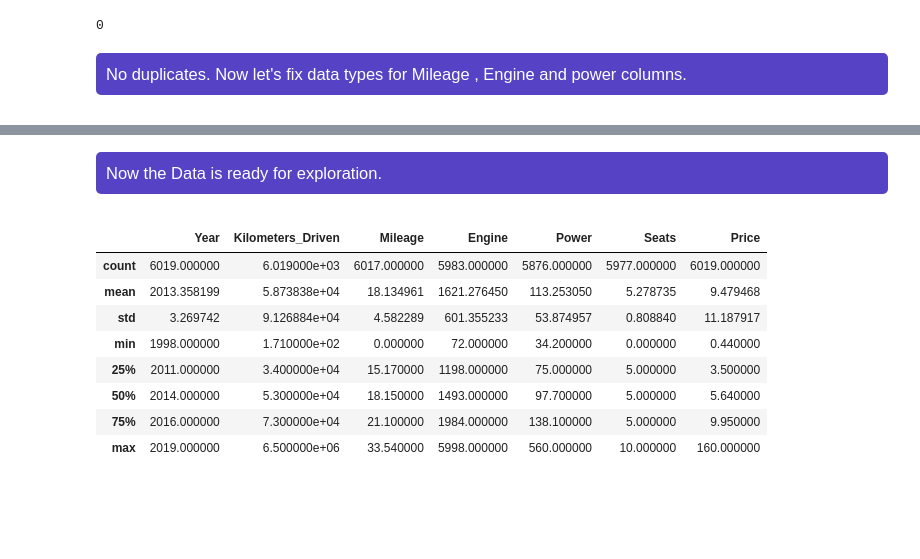
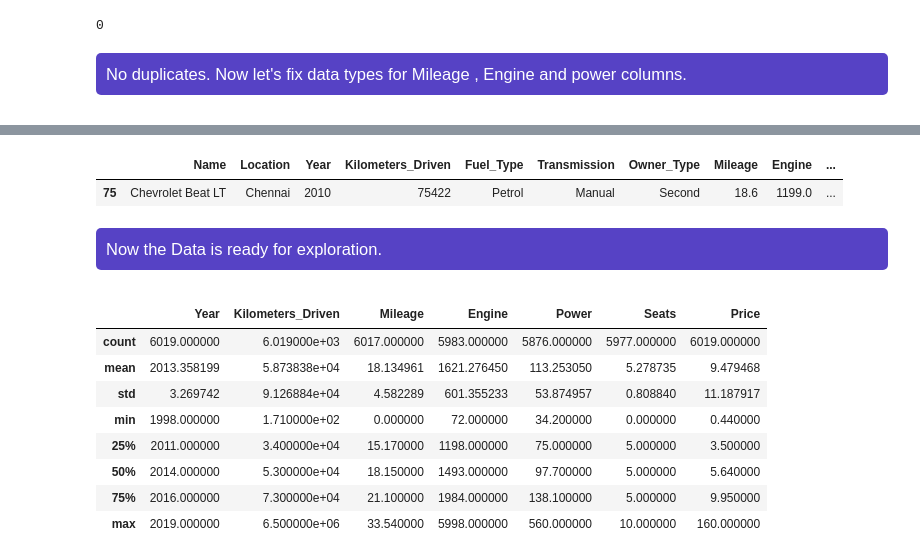
Before and after one commit to Shubhamskg/Car-Price-Prediction, a Jupyter notebook: car-price-prediction-accuracy-94-31.ipynb, the cells around one changed output, grey strips where cells are left out. Saved outputs shown, nothing was run; the diff lists cells and outputs as text; code cells hidden in the pictures; blank space fills up the shorter version.

```diff
--- a/car-price-prediction-accuracy-94-31.ipynb
+++ b/car-price-prediction-accuracy-94-31.ipynb
@@ -144,3 +135,8 @@ df.sample()
+# %%
+test.sample()
+# %% [output]
+|  | Name | Location | Year | Kilometers_Driven | Fuel_Type | Transmission | Owner_Type | Mileage | Engine | ... |
+| 75 | Chevrolet Beat LT | Chennai | 2010 | 75422 | Petrol | Manual | Second | 18.6 | 1199.0 | ... |
 # %% [markdown]
 <div style="color:white;
            display:fill;
```
Also changed, not shown: parts of 28 cells of this notebook, 3 other files.
